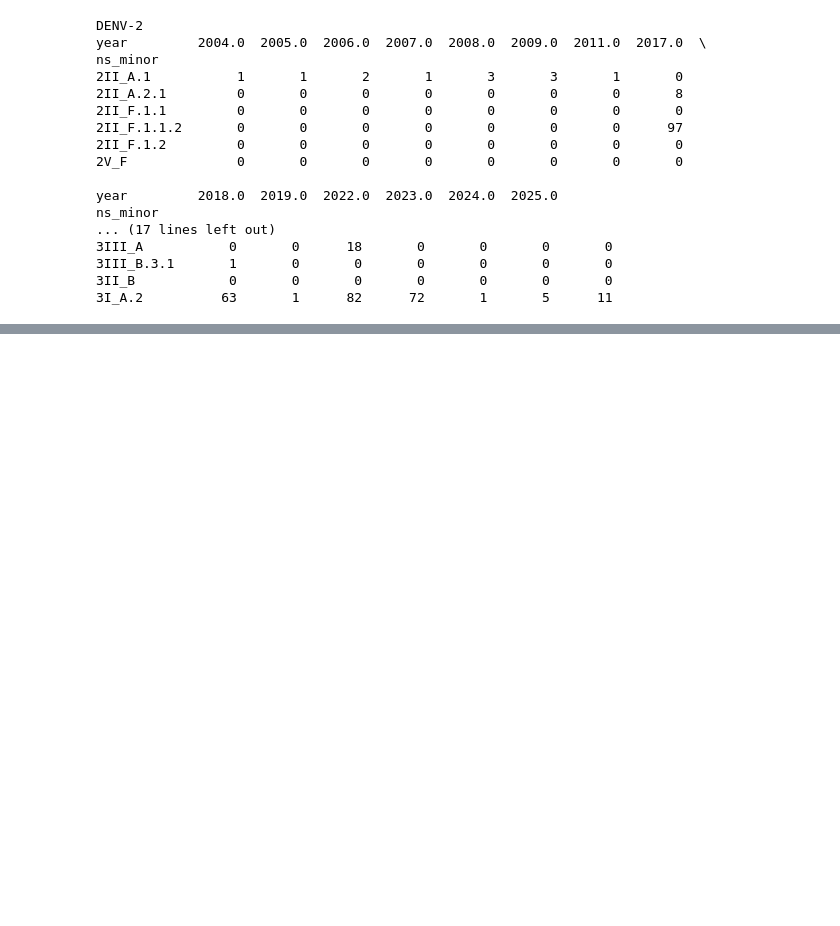
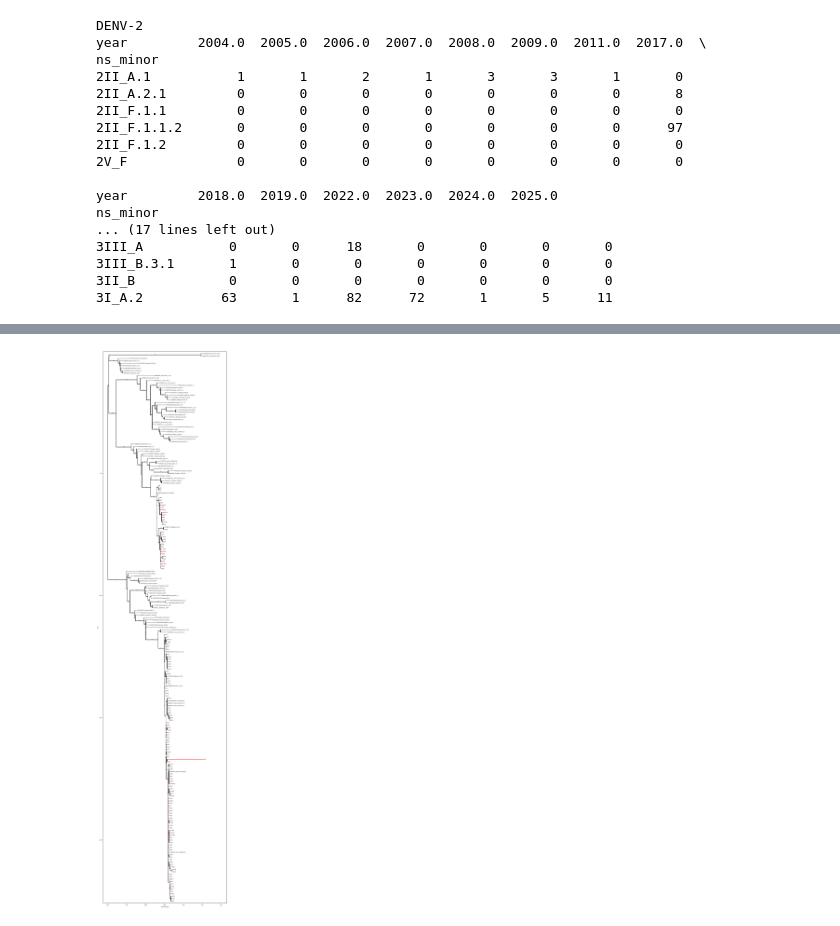
Before and after one commit to DhimanTarafdar/dengue-virus-research, a Jupyter notebook: Dengue_research_Part1.ipynb, the cells around one changed output, grey strips where cells are left out. Saved outputs shown, nothing was run; the diff lists cells and outputs as text; code cells hidden in the pictures; blank space fills up the shorter version.

```diff
--- a/Dengue_research_Part1.ipynb
+++ b/Dengue_research_Part1.ipynb
@@ -777,0 +1385,26 @@ df.drop(columns=["seq", "E_seq"]).to_csv("/content/dengue_step5_genotype.csv", i
+# %%
+from Bio import Phylo
+import matplotlib.pyplot as plt
+
+tree = Phylo.read("/content/denv3_E.contree", "newick")
+tree.root_at_midpoint()
+tree.ladderize()
+
+for t in tree.get_terminals():
+    t.color = "red" if t.name.startswith("BD_") else "gray"
+
+def label(c):
+    if not c.is_terminal():
+        return ""
+    if c.name.startswith("BD_"):
+        return c.name.split("_")[-1]
+    return c.name[:25]
+
+plt.rc("font", size=5)
+fig = plt.figure(figsize=(10, 45))
+ax = fig.add_subplot(1, 1, 1)
+Phylo.draw(tree, label_func=label, do_show=False, axes=ax)
+fig.savefig("/content/tree_denv3_E.png", dpi=150, bbox_inches="tight")
+plt.show()
+# %% [output]
+[figure, added]
```
Also changed, not shown: parts of 34 cells of this notebook.
